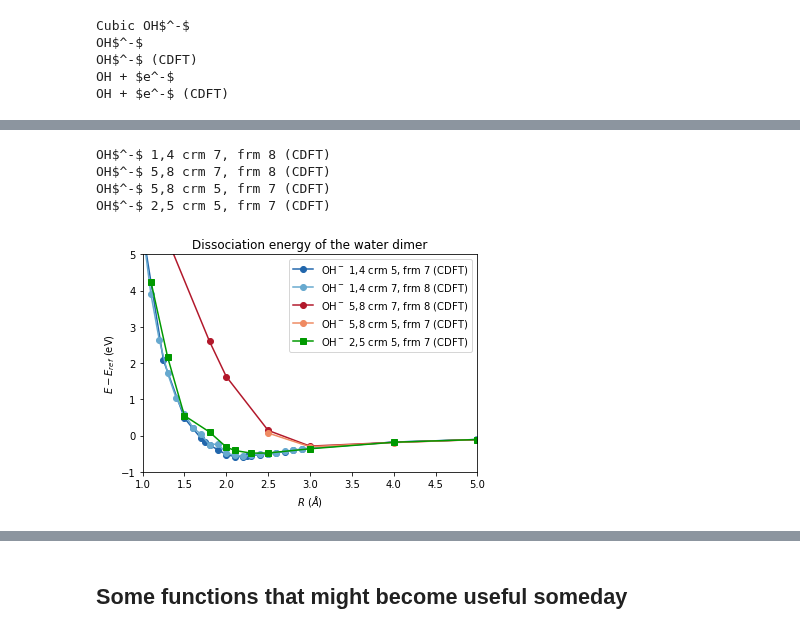
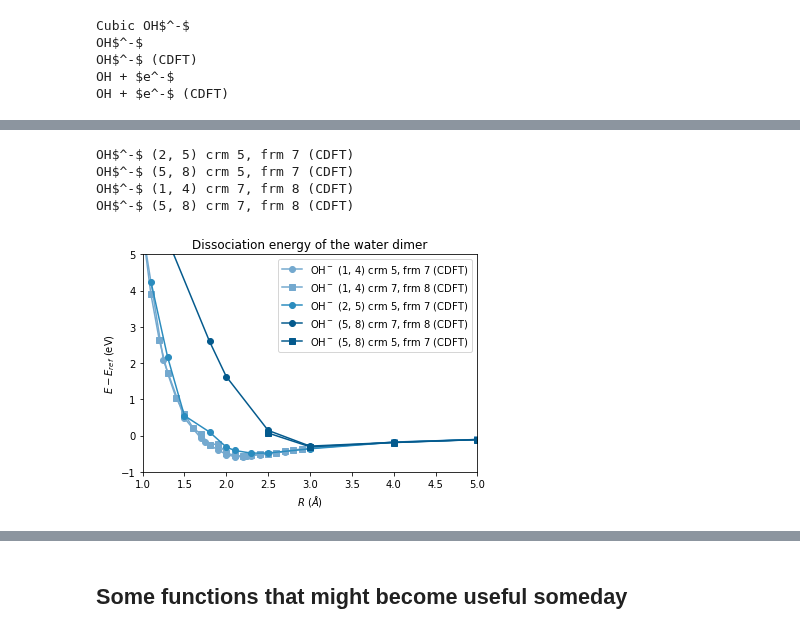
Before and after one commit to luigigenovese/BigDFT-nb, a Jupyter notebook: CDFT-H2O/dissociation.ipynb, the cells around one changed output, grey strips where cells are left out. Drawn from its saved outputs; the diff is of its cells as text; code cells hidden in the pictures.

```diff
--- a/CDFT-H2O/dissociation.ipynb
+++ b/CDFT-H2O/dissociation.ipynb
@@ -806,7 +805,7 @@ Fragment 1-4 without confinement
 # %%
 #Change the legend for the tutorial calculation frag_1-4 and frag_2_5
-frag_1_4['legend'] = 'Fragment 1-4 with confinement [tuto]'
-frag_5_8['legend'] = 'Fragment 5-8 with confinement [tuto]'
+frag_1_4['legend'] = 'Fragment (1, 4) with confinement [tuto]'
+frag_5_8['legend'] = 'Fragment (5, 8) with confinement [tuto]'
 # %%
 # List of data to be plotted
 curves = [frag_1_4, frag_1_4_no_conf, frag_5_8]
@@ -848,5 +847,5 @@ This test is about the importance of "nit: 1" (in lin_basis and lin_kernel) and
 # %%
 #no confinement
 frag_1_4_no_nit = find_data("H2O/templates_tests/H2O/test2/H2O-dimer/dimer*/log-*yaml",
-                               'Fragment 1-4 without nit and rpnrm_cv', archive=archive)
+                               'Fragment (1, 4) without nit and rpnrm_cv', archive=archive)
 # %% [output]
@@ -908,9 +907,12 @@ curves = [OHm, OHm_CDFT, OH_m, OH_m_CDFT,
           cubic_OHm, cubic, frag_1_4, frag_2_5, frag_5_8]
 #Change the legendtitle of the cubic plot
 cubic['legend'] = 'Cubic H$_2$O'
+frag_1_4['legend'] = 'Fragment H$_2$O (1, 4)'
+frag_2_5['legend'] = 'Fragment H$_2$O (2, 5)'
+frag_5_8['legend'] = 'Fragment H$_2$O (5, 8)'
 # Lists of markers and colors (for matplotlib)
 colors = ['#2166ac', '#67a9cf', '#b2182b', '#ef8a62', '#009900', '#009900', '#8c6bb1', '#88419d', '#6e016b']
-markers = ['o']*4+['s']+['^']+['o']*3
+markers = ['o']*4+['s']+['^']*4
 # Plot the data using matplotlib
 for i, data in enumerate(curves):
     plt.plot(data['distances'], data['energies'], marker=markers[i], ls='-', label=data['legend'], color=colors[i])
@@ -933,39 +939,38 @@ Here is tested the influence of the nbasis parameter on the dissociation curves
 # %%
 archive = None
 # Open the logfiles according to the regexp and treat the data
+OHm_CDFT_2_5_small_rm = find_data("OH-/oh-_CDFT/templates_variations/test4/dimer_*/log-*yaml",
+                                  'OH$^-$ (2, 5) crm 5, frm 7 (CDFT)', archive=archive)
+OHm_CDFT_5_8_small_rm = find_data("OH-/oh-_CDFT/templates_variations/test3/dimer_*/log-*yaml",
+                                  'OH$^-$ (5, 8) crm 5, frm 7 (CDFT)', archive=archive)
 OHm_CDFT_1_4_medium_rm = find_data("OH-/oh-_CDFT/templates_variations/test1/dimer_*/log-*yaml",
-                                  'OH$^-$ 1,4 crm 7, frm 8 (CDFT)', archive=archive)
+                                  'OH$^-$ (1, 4) crm 7, frm 8 (CDFT)', archive=archive)
 OHm_CDFT_5_8_medium_rm = find_data("OH-/oh-_CDFT/templates_variations/test2/dimer_*/log-*yaml",
-                                  'OH$^-$ 5,8 crm 7, frm 8 (CDFT)', archive=archive)
-OHm_CDFT_5_8_small_rm = find_data("OH-/oh-_CDFT/templates_variations/test3/dimer_*/log-*yaml",
-                                  'OH$^-$ 5,8 crm 5, frm 7 (CDFT)', archive=archive)
-
-OHm_CDFT_2_5_small_rm = find_data("OH-/oh-_CDFT/templates_variations/test4/dimer_*/log-*yaml",
-                                  'OH$^-$ 2,5 crm 5, frm 7 (CDFT)', archive=archive)
+                                  'OH$^-$ (5, 8) crm 7, frm 8 (CDFT)', archive=archive)
 # %% [output]
-OH$^-$ 1,4 crm 7, frm 8 (CDFT)
-OH$^-$ 5,8 crm 7, frm 8 (CDFT)
-OH$^-$ 5,8 crm 5, frm 7 (CDFT)
-OH$^-$ 2,5 crm 5, frm 7 (CDFT)
+OH$^-$ (2, 5) crm 5, frm 7 (CDFT)
+OH$^-$ (5, 8) crm 5, frm 7 (CDFT)
+OH$^-$ (1, 4) crm 7, frm 8 (CDFT)
+OH$^-$ (5, 8) crm 7, frm 8 (CDFT)
 # %%
 # List of data to be plotted
 ## curves = [OHm_CDFT, OHm_CDFT_1_4_large_rm]
 ## curves = [OHm_CDFT, OHm_CDFT_1_4_large_rm, OHm_CDFT_5_8_large_rm]
-curves = [OHm_CDFT, OHm_CDFT_1_4_medium_rm, OHm_CDFT_5_8_medium_rm, OHm_CDFT_5_8_small_rm, OHm_CDFT_2_5_small_rm]
+curves = [OHm_CDFT, OHm_CDFT_1_4_medium_rm, OHm_CDFT_2_5_small_rm, OHm_CDFT_5_8_medium_rm, OHm_CDFT_5_8_small_rm]
 #update legend
-OHm_CDFT['legend'] = 'OH$^-$ 1,4 crm 5, frm 7 (CDFT)'
+OHm_CDFT['legend'] = 'OH$^-$ (1, 4) crm 5, frm 7 (CDFT)'
 # Lists of markers and colors (for matplotlib)
-colors = ['#2166ac', '#67a9cf', '#b2182b', '#ef8a62', '#009900', '#009900']
-markers = ['o']*4+['s']+['^']
+colors = ['#74a9cf', '#74a9cf', '#2b8cbe', '#045a8d', '#045a8d']
+markers = ['o', 's', 'o', 'o', 's']
 # Plot the data using matplotlib
 for i, data in enumerate(curves):
     plt.plot(data['distances'], data['energies'], marker=markers[i], ls='-', label=data['legend'], color=colors[i])
 plt.ylim([-1.0, 5.0])
 plt.xlim([1.0, 5.0])
 plt.xlabel('$R$ ($\AA$)')
 plt.ylabel('$E-E_{ref}$ (eV)')
 plt.title('Dissociation energy of the water dimer')
 plt.legend()
 plt.show()
 # %% [output]
-[figure, old version]
+[figure, new version]
```
Also changed, not shown: parts of 40 cells of this notebook.
